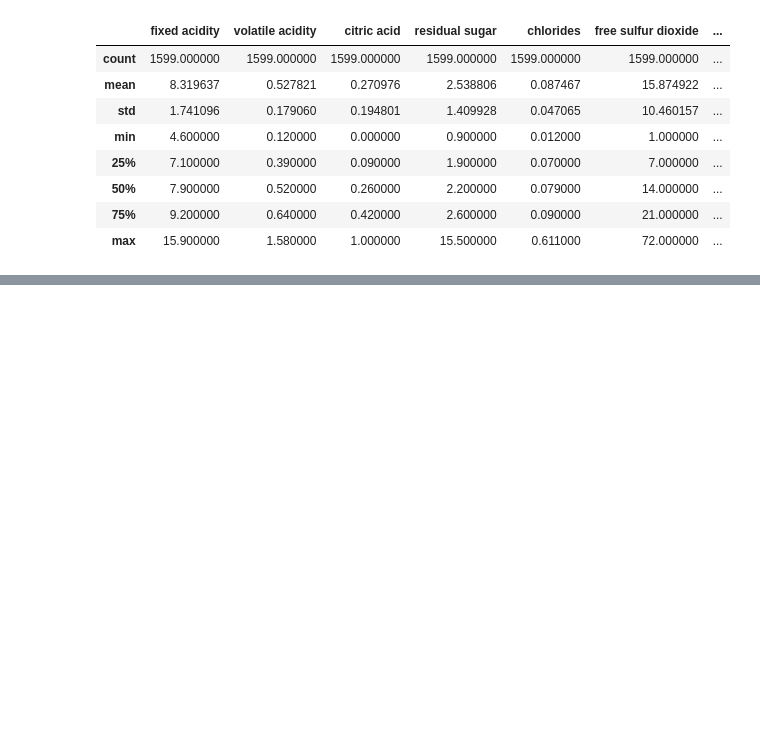
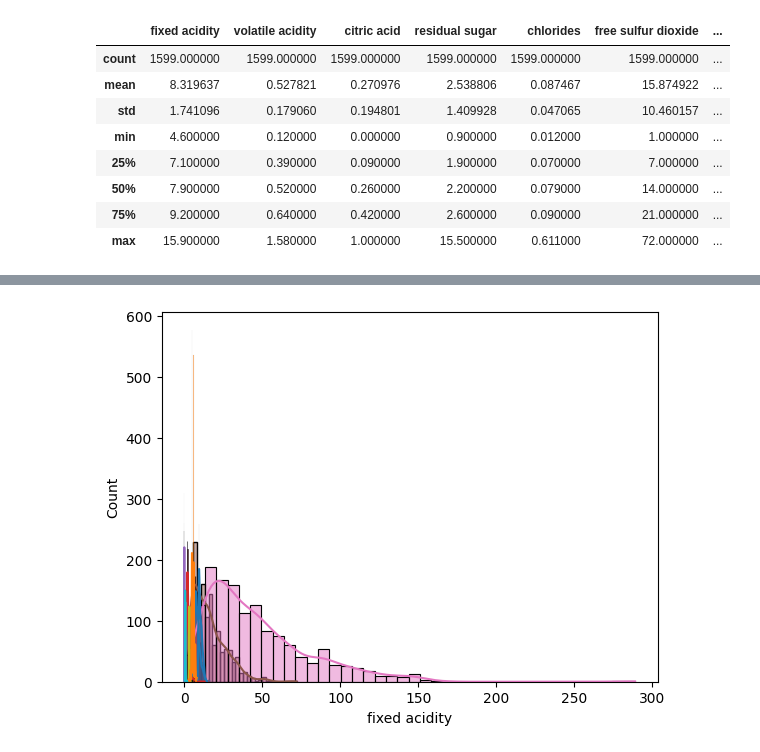
Before and after one commit to ishivansmishra/machine_learning, a Jupyter notebook: Exploratory_Data_Analysis/Red_Wine.ipynb, the cells around one changed output, grey strips where cells are left out. Cells and saved outputs as stored; diff of their text form; code cells hidden in the pictures; blank space fills up the shorter version.

```diff
--- a/Exploratory_Data_Analysis/Red_Wine.ipynb
+++ b/Exploratory_Data_Analysis/Red_Wine.ipynb
@@ -51,0 +157,5 @@ df.describe()
+# %%
+for coloumn in df.columns:
+    sns.histplot(df[coloumn],kde=True)
+# %% [output]
+[figure, added]
```
Also changed, not shown: parts of 16 cells of this notebook, 1 other file.
